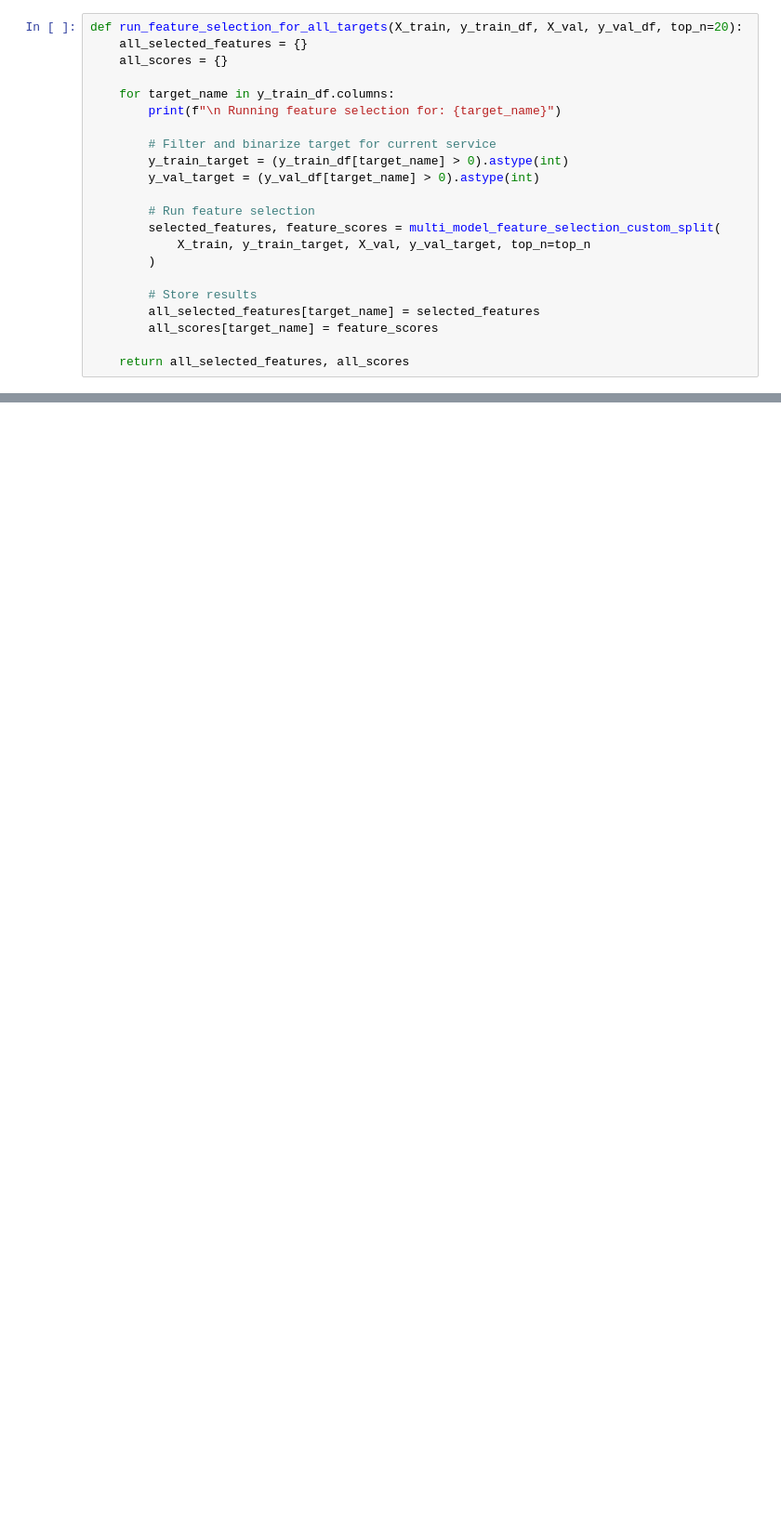
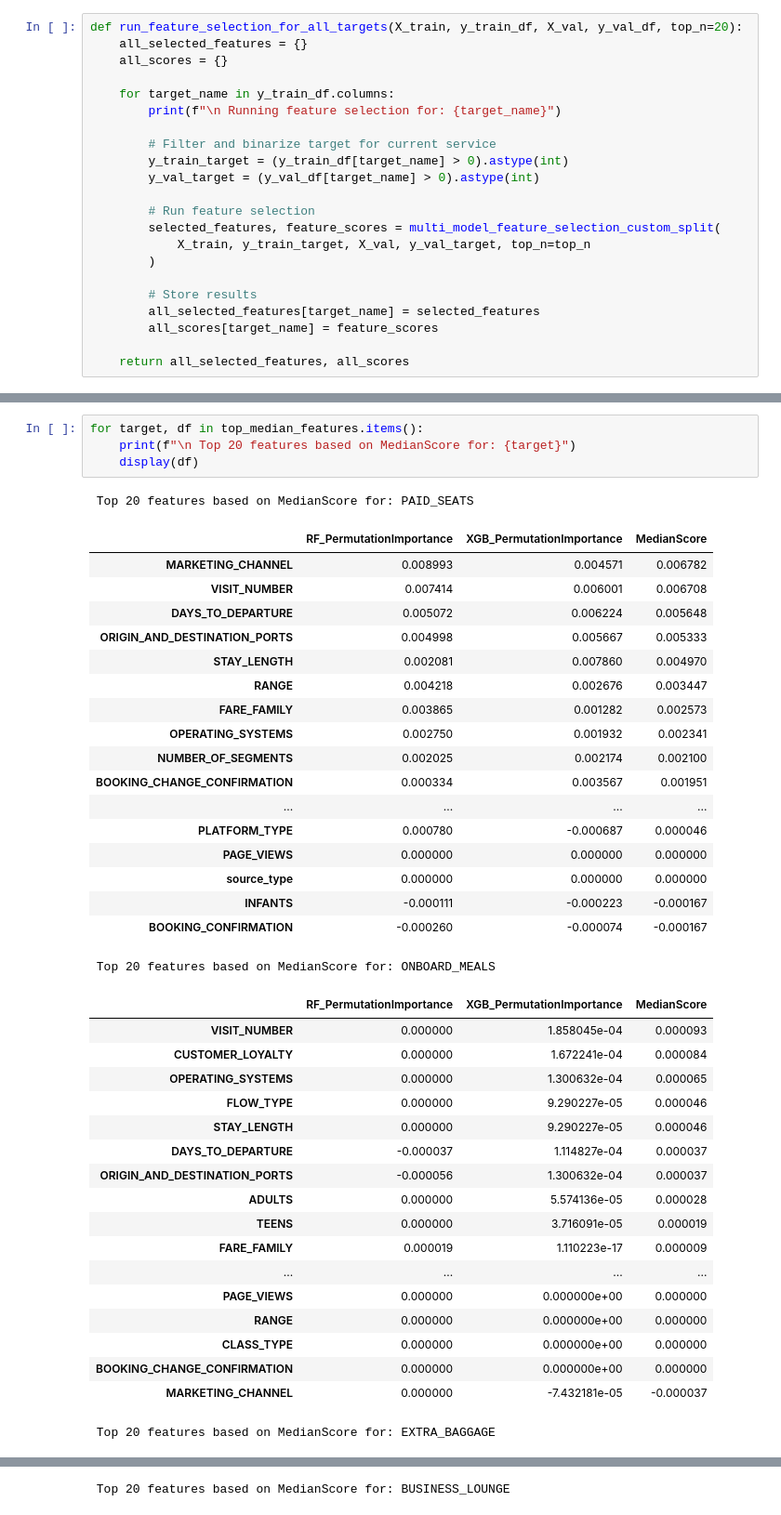
Before and after one commit to porimol/UB-LOT, a Jupyter notebook: feature_selection.ipynb, the cells around one changed output, grey strips where cells are left out. Shown at 93% size. Cells and saved outputs as stored; diff of their text form; blank space fills up the shorter version.

```diff
--- a/feature_selection.ipynb
+++ b/feature_selection.ipynb
@@ -512,0 +587,42 @@ feature_scores_dict
+# %%
+for target, df in top_median_features.items():
+    print(f"\n Top 20 features based on MedianScore for: {target}")
+    display(df)
+# %% [output]
+ Top 20 features based on MedianScore for: PAID_SEATS
+|  | RF_PermutationImportance | XGB_PermutationImportance | MedianScore |
+| MARKETING_CHANNEL | 0.008993 | 0.004571 | 0.006782 |
+| VISIT_NUMBER | 0.007414 | 0.006001 | 0.006708 |
+| DAYS_TO_DEPARTURE | 0.005072 | 0.006224 | 0.005648 |
+| ORIGIN_AND_DESTINATION_PORTS | 0.004998 | 0.005667 | 0.005333 |
+| STAY_LENGTH | 0.002081 | 0.007860 | 0.004970 |
+| RANGE | 0.004218 | 0.002676 | 0.003447 |
+| FARE_FAMILY | 0.003865 | 0.001282 | 0.002573 |
+| OPERATING_SYSTEMS | 0.002750 | 0.001932 | 0.002341 |
+| NUMBER_OF_SEGMENTS | 0.002025 | 0.002174 | 0.002100 |
+| BOOKING_CHANGE_CONFIRMATION | 0.000334 | 0.003567 | 0.001951 |
+| ... | ... | ... | ... |
+| PLATFORM_TYPE | 0.000780 | -0.000687 | 0.000046 |
+| PAGE_VIEWS | 0.000000 | 0.000000 | 0.000000 |
+| source_type | 0.000000 | 0.000000 | 0.000000 |
+| INFANTS | -0.000111 | -0.000223 | -0.000167 |
+| BOOKING_CONFIRMATION | -0.000260 | -0.000074 | -0.000167 |
+ Top 20 features based on MedianScore for: ONBOARD_MEALS
+|  | RF_PermutationImportance | XGB_PermutationImportance | MedianScore |
+| VISIT_NUMBER | 0.000000 | 1.858045e-04 | 0.000093 |
+| CUSTOMER_LOYALTY | 0.000000 | 1.672241e-04 | 0.000084 |
+| OPERATING_SYSTEMS | 0.000000 | 1.300632e-04 | 0.000065 |
+| FLOW_TYPE | 0.000000 | 9.290227e-05 | 0.000046 |
+| STAY_LENGTH | 0.000000 | 9.290227e-05 | 0.000046 |
+| DAYS_TO_DEPARTURE | -0.000037 | 1.114827e-04 | 0.000037 |
+| ORIGIN_AND_DESTINATION_PORTS | -0.000056 | 1.300632e-04 | 0.000037 |
+| ADULTS | 0.000000 | 5.574136e-05 | 0.000028 |
+| TEENS | 0.000000 | 3.716091e-05 | 0.000019 |
+| FARE_FAMILY | 0.000019 | 1.110223e-17 | 0.000009 |
+| ... | ... | ... | ... |
+| PAGE_VIEWS | 0.000000 | 0.000000e+00 | 0.000000 |
+| RANGE | 0.000000 | 0.000000e+00 | 0.000000 |
+| CLASS_TYPE | 0.000000 | 0.000000e+00 | 0.000000 |
+| BOOKING_CHANGE_CONFIRMATION | 0.000000 | 0.000000e+00 | 0.000000 |
+| MARKETING_CHANNEL | 0.000000 | -7.432181e-05 | -0.000037 |
+ Top 20 features based on MedianScore for: EXTRA_BAGGAGE
@@ -512,0 +646 @@ feature_scores_dict
+ Top 20 features based on MedianScore for: BUSINESS_LOUNGE
```
Also changed, not shown: parts of 35 cells of this notebook, 1 other file.
